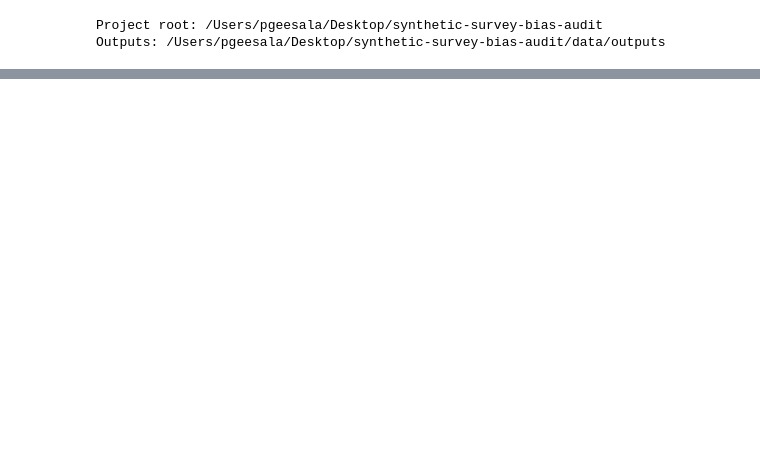
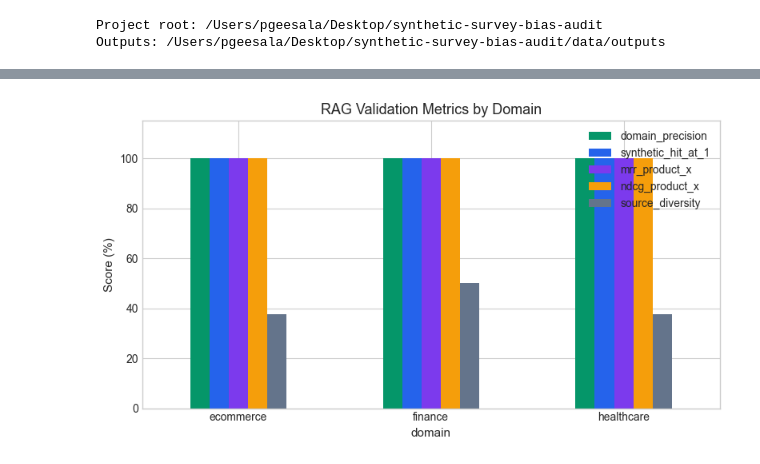
Before and after one commit to NikhilaReddyKuntla/synthetic-survey-bias-audit, a Jupyter notebook: notebooks/project_results_analysis.ipynb, the cells around one changed output, grey strips where cells are left out. Saved outputs shown, nothing was run; the diff lists cells and outputs as text; code cells hidden in the pictures; blank space fills up the shorter version.

```diff
--- a/notebooks/project_results_analysis.ipynb
+++ b/notebooks/project_results_analysis.ipynb
@@ -211,0 +279,82 @@ Compares GPT and DeepSeek synthetic survey baselines against ACS demographic ben
+# %%
+rag_rows = []
+query_metric_rows = []
+retrieved_chunk_ids = set()
+
+for file in sorted(RAG_VAL.glob("*_retrieval_results.json")):
+    payload = load_json(file, {}) or {}
+    query = payload.get("query", "")
+    expected_domain = payload.get("domain")
+    query_tokens = tokenize(query)
+    results = payload.get("results", []) or []
+    relevance_scores = []
+    source_counts = Counter(str(chunk.get("source_file", "")) for chunk in results if isinstance(chunk, dict))
+
+    for rank, chunk in enumerate(results, start=1):
+        if not isinstance(chunk, dict):
+            continue
+        source_file = str(chunk.get("source_file", ""))
+        chunk_id = chunk.get("chunk_id")
+        if chunk_id:
+            retrieved_chunk_ids.add(chunk_id)
+        is_synthetic = "synthetic_product_x_context" in source_file
+        domain_match = chunk.get("domain") == expected_domain
+        relevance = 1.0 if (is_synthetic and domain_match) else 0.0
+        relevance_scores.append(relevance)
+        rag_rows.append({
+            "validation_file": file.name,
+            "domain": expected_domain,
+            "rank": rank,
+            "chunk_id": chunk_id,
+            "chunk_domain": chunk.get("domain"),
+            "domain_match": domain_match,
+            "source_file": source_file,
+            "source_count_in_result": source_counts[source_file],
+            "is_synthetic_product_x": is_synthetic,
+            "similarity_score": chunk.get("similarity_score"),
+            "lexical_score": chunk.get("lexical_score"),
+            "hybrid_score": chunk.get("hybrid_score"),
+            "quality_penalty": chunk.get("quality_penalty", 0.0),
+            "query_overlap": jaccard(query_tokens, tokenize(chunk.get("text", ""))),
+            "binary_relevance": relevance,
+        })
+
+    query_metric_rows.append({
+        "validation_file": file.name,
+        "domain": expected_domain,
+        "retrieved": len(results),
+        "top_k": payload.get("top_k"),
+        "domain_precision": sum(1 for chunk in results if isinstance(chunk, dict) and chunk.get("domain") == expected_domain) / len(results) if results else 0.0,
+        "synthetic_hit_at_1": relevance_scores[0] if relevance_scores else 0.0,
+        "synthetic_hits": sum(relevance_scores),
+        "mrr_product_x": reciprocal_rank(relevance_scores),
+        "ndcg_product_x": ndcg(relevance_scores),
+        "source_diversity": len(source_counts) / len(results) if results else 0.0,
+        "max_chunks_from_one_source": max(source_counts.values()) if source_counts else 0,
+        "has_hybrid_scores": any(isinstance(chunk, dict) and chunk.get("hybrid_score") is not None for chunk in results),
+        "avg_quality_penalty": sum(float((chunk or {}).get("quality_penalty", 0.0) or 0.0) for chunk in results if isinstance(chunk, dict)) / len(results) if results else 0.0,
+    })
+
+# Add generation-time source usage to coverage.
+for record in generation_records + user_doc_generation_records:
+    for ref in record.get("retrieved_sources", []) or []:
+        if isinstance(ref, dict) and ref.get("chunk_id"):
+            retrieved_chunk_ids.add(ref.get("chunk_id"))
+
+rag_df = pd.DataFrame(rag_rows)
+retrieval_quality_df = pd.DataFrame(query_metric_rows)
+source_coverage_ratio = len(retrieved_chunk_ids) / len(metadata) if metadata else 0.0
+
+summary = retrieval_quality_df.set_index("domain")[["domain_precision", "synthetic_hit_at_1", "mrr_product_x", "ndcg_product_x", "source_diversity"]] * 100
+ax = summary.plot(kind="bar", color=["#059669", "#2563eb", "#7c3aed", "#f59e0b", "#64748b"])
+ax.set_title("RAG Validation Metrics by Domain")
+ax.set_ylabel("Score (%)")
+ax.set_ylim(0, 115)
+plt.xticks(rotation=0)
+plt.tight_layout()
+plt.show()
+
+if not rag_df.empty:
+    display(rag_df.sort_values(["domain", "rank"])[["domain", "rank", "source_file", "chunk_id", "domain_match", "is_synthetic_product_x", "similarity_score", "lexical_score", "hybrid_score", "query_overlap"]].head(30))
+# %% [output]
+[figure, added]
```
Also changed, not shown: parts of 31 cells of this notebook, 9 other files.
